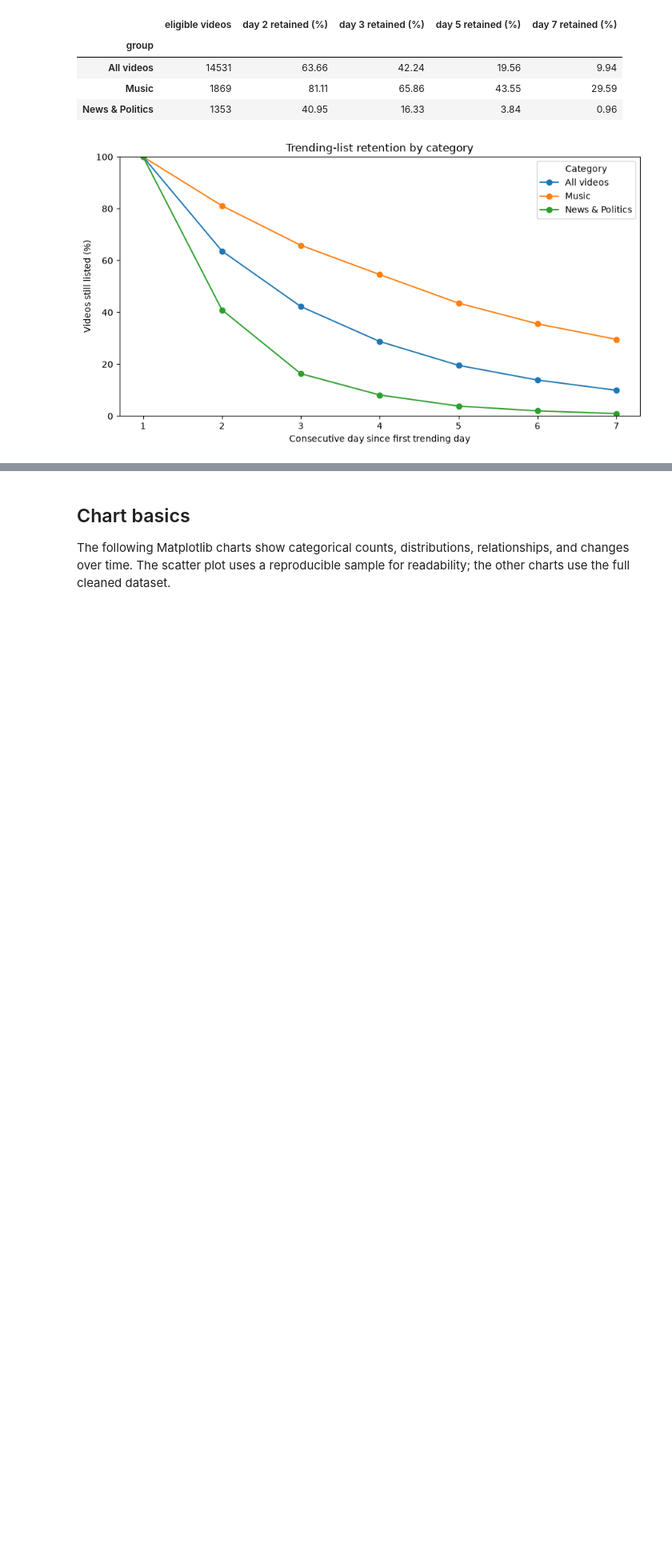
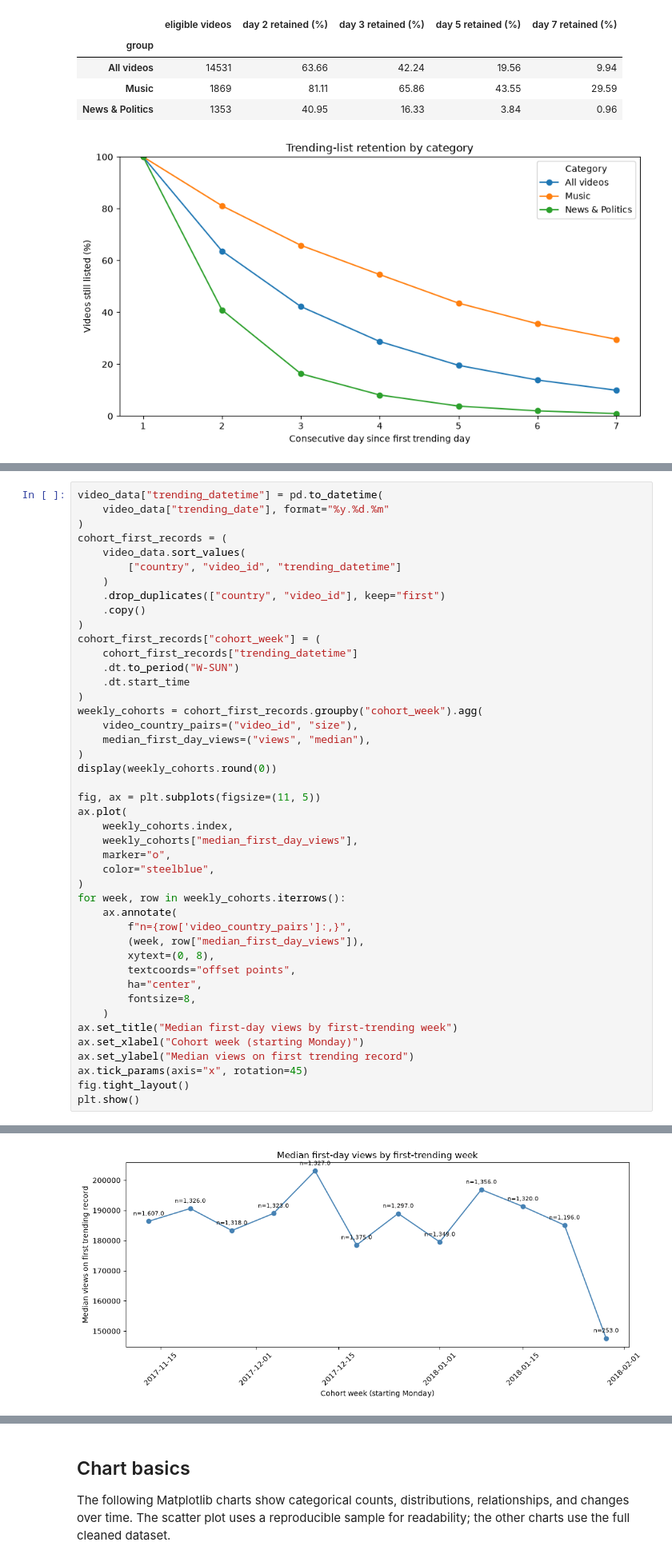
Before and after one commit to narayn87/trendpulse, a Jupyter notebook: part3_visualization_eda/visualizeeda.ipynb, the cells around one changed output, grey strips where cells are left out. Shown at 80% size. Saved outputs shown, nothing was run; the diff lists cells and outputs as text; blank space fills up the shorter version.

Commit message:
part3_visualization_eda next commit

```diff
--- a/part3_visualization_eda/visualizeeda.ipynb
+++ b/part3_visualization_eda/visualizeeda.ipynb
@@ -354,0 +372,45 @@ plt.show()
+# %%
+video_data["trending_datetime"] = pd.to_datetime(
+    video_data["trending_date"], format="%y.%d.%m"
+)
+cohort_first_records = (
+    video_data.sort_values(
+        ["country", "video_id", "trending_datetime"]
+    )
+    .drop_duplicates(["country", "video_id"], keep="first")
+    .copy()
+)
+cohort_first_records["cohort_week"] = (
+    cohort_first_records["trending_datetime"]
+    .dt.to_period("W-SUN")
+    .dt.start_time
+)
+weekly_cohorts = cohort_first_records.groupby("cohort_week").agg(
+    video_country_pairs=("video_id", "size"),
+    median_first_day_views=("views", "median"),
+)
+display(weekly_cohorts.round(0))
+
+fig, ax = plt.subplots(figsize=(11, 5))
+ax.plot(
+    weekly_cohorts.index,
+    weekly_cohorts["median_first_day_views"],
+    marker="o",
+    color="steelblue",
+)
+for week, row in weekly_cohorts.iterrows():
+    ax.annotate(
+        f"n={row['video_country_pairs']:,}",
+        (week, row["median_first_day_views"]),
+        xytext=(0, 8),
+        textcoords="offset points",
+        ha="center",
+        fontsize=8,
+    )
+ax.set_title("Median first-day views by first-trending week")
+ax.set_xlabel("Cohort week (starting Monday)")
+ax.set_ylabel("Median views on first trending record")
+ax.tick_params(axis="x", rotation=45)
+fig.tight_layout()
+plt.show()
+# %% [output]
@@ -354,0 +431 @@ plt.show()
+[figure, added]
```
Also changed, not shown: parts of 6 cells of this notebook, 2 other files.
